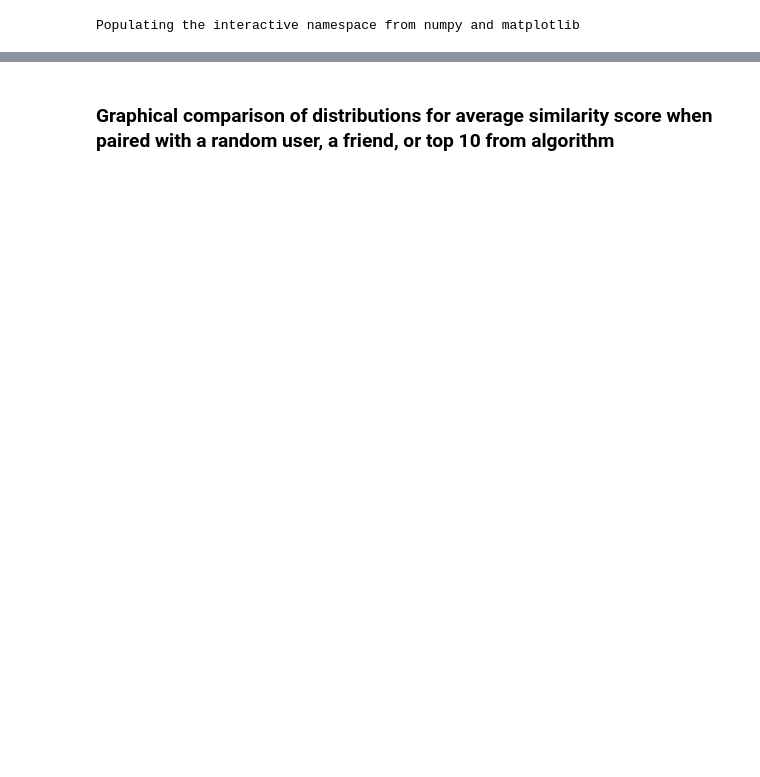
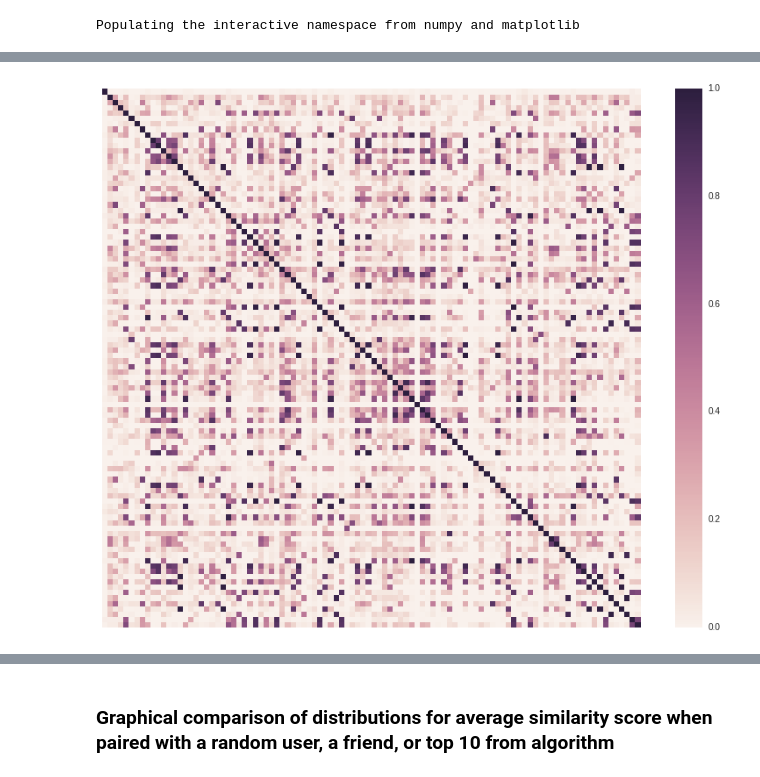
Before and after one commit to mjhines/LookingForPlayers, a Jupyter notebook: UserMatching_Validation.ipynb, the cells around one changed output, grey strips where cells are left out. Drawn from its saved outputs; the diff is of its cells as text; code cells hidden in the pictures; blank space fills up the shorter version.

```diff
--- a/UserMatching_Validation.ipynb
+++ b/UserMatching_Validation.ipynb
@@ -23,4 +28,11 @@ This analysis is validated by selecting a random subset of users from a set of 4
 # %%
-# Import user-game data
-with open(pdir + 'data/usersGamesDict', 'rb') as f:
+# Import user-game data with norms pre-computed
+
+with open(pdir + 'data/userGamesDictPreCompute', 'rb') as f:
     userGames = pickle.load(f)
+
+# for p1 in userGames:
+#     userGames[p1].update({'norm': sqrt(sum([pow(userGames[p1][item][0],2) for item in userGames[p1]]))})
+
+# with open(pdir + 'data/userGamesDictPreCompute', 'wb') as f:
+#     pickle.dump(userGames, f)
@@ -30,0 +41,16 @@ randomUserCompareSet = random.sample(userGames.keys(),5000)
+# %%
+# Take random set of users
+randomUserTestSet = random.sample(userGames.keys(),500)
+randomUserCompareSet = random.sample(userGames.keys(),5000)
+
+with open(pdir + 'data/randomUserTestSetV3', 'rb') as f:
+    randomUserTestSet = pickle.load(f)
+
+with open(pdir + 'data/randomUserCompareSetV3', 'rb') as f:
+    randomUserCompareSet = pickle.load(f)
+
+# with open(pdir + 'data/randomUserTestSetV3', 'wb') as f:
+#     pickle.dump(randomUserTestSet, f)
+
+# with open(pdir + 'data/randomUserCompareSetV3', 'wb') as f:
+#     pickle.dump(randomUserCompareSet, f)
@@ -31,6 +61,15 @@ randomUserCompareSet = random.sample(userGames.keys(),5000)
 # %%
+# Take random set of users
+random100 = random.sample(randomUserTestSet,100)
+
 # Find average similarity score for random user selection
 matchedScores = []
-for user in randomUserTestSet:
-    userScores = um.topMatches(userGames,user,randomUserCompareSet, n=len(userGames))
+for user in random100:
+    userScores = um.allMatches(userGames,user,random100) # All matches returns person1,person1 match for diagonal
     matchedScores.append([s[0] for s in userScores])
+# %%
+plt.figure(figsize=(14,11))
+sns.heatmap(matchedScores, vmax=1.0, linewidths=0, square=True)
+plt.tick_params(bottom='off',left='off',labelbottom='off',labelleft='off')
+# %% [output]
+[figure, added]
```
Also changed, not shown: parts of 62 cells of this notebook, 1 other file.
